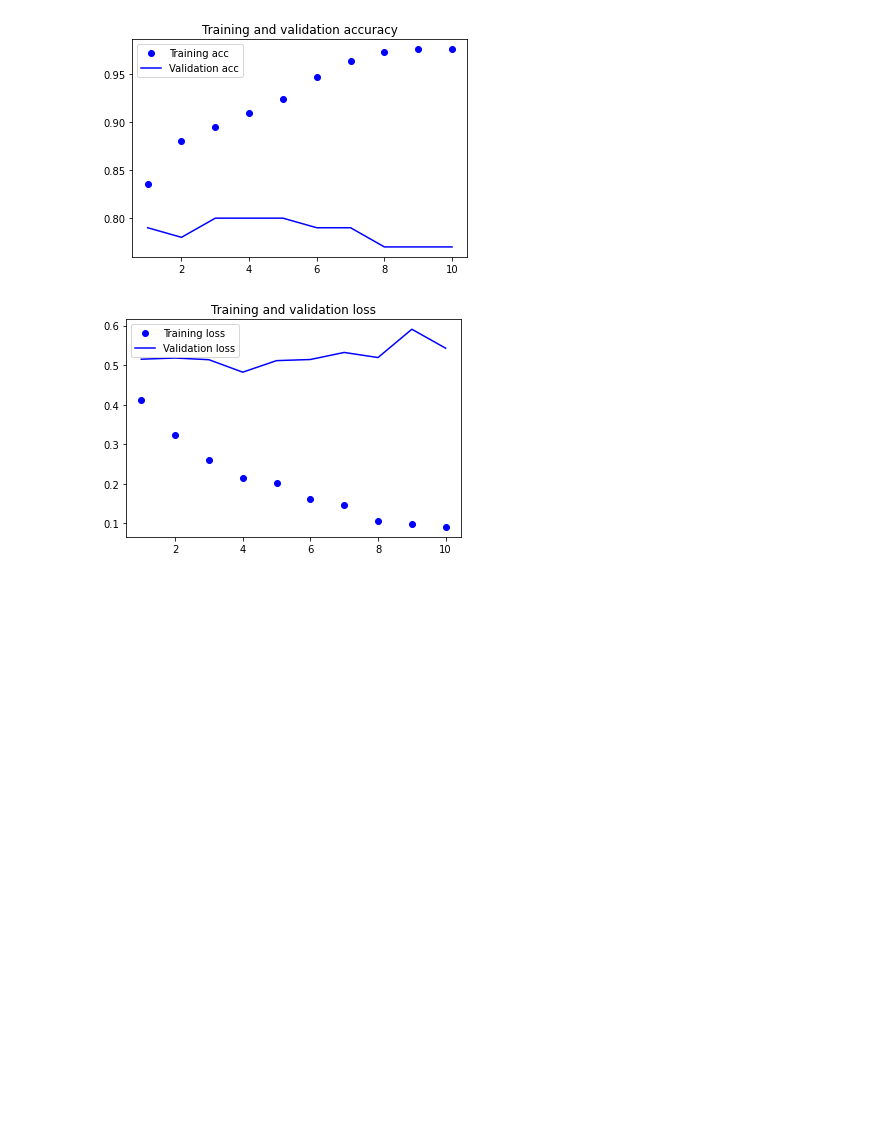
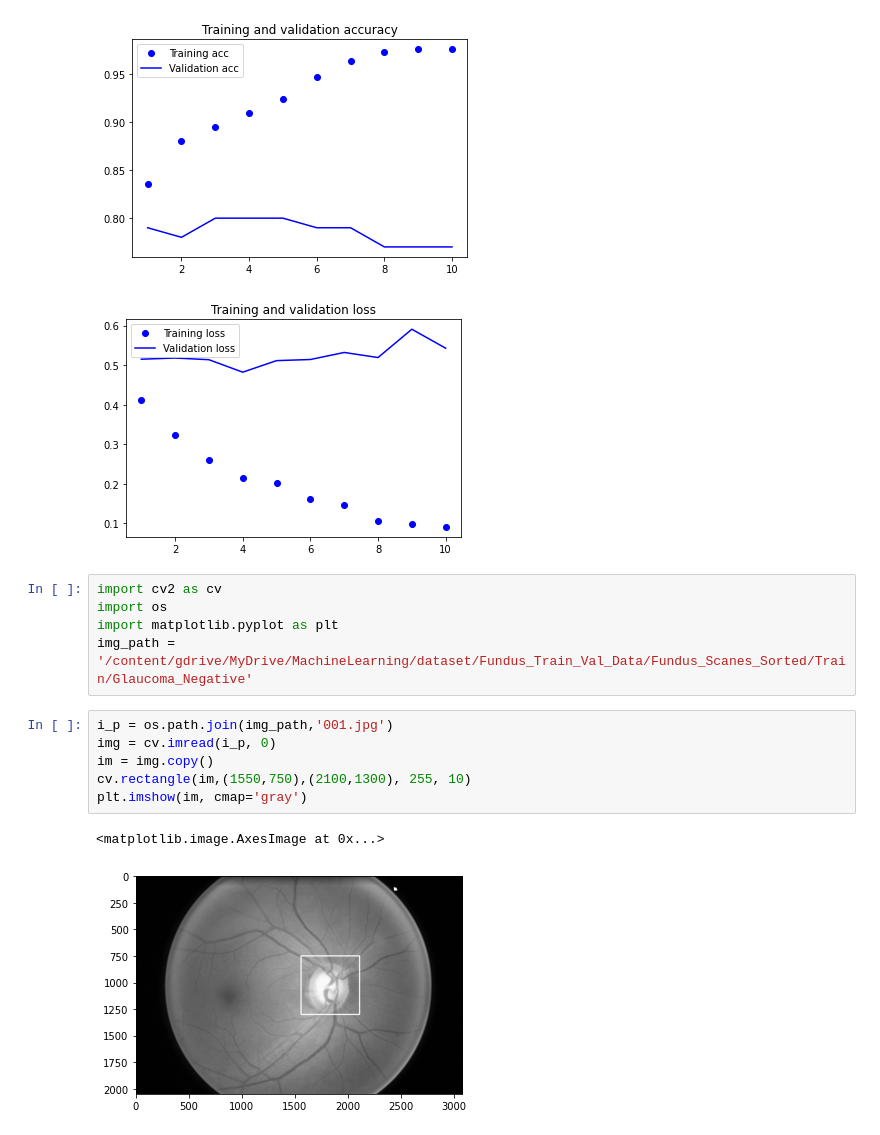
Before and after one commit to WojciechMojsiejuk/GlaucomaDetection, a Jupyter notebook: glaucoma_recognition.ipynb, the cells around one changed output. Cells and saved outputs as stored; diff of their text form; blank space fills up the shorter version.

```diff
--- a/glaucoma_recognition.ipynb
+++ b/glaucoma_recognition.ipynb
@@ -270,3 +268,17 @@ plt.show()
 # %% [output]
 [figure]
 [figure]
+# %%
+import cv2 as cv
+import os
+import matplotlib.pyplot as plt
+img_path = '/content/gdrive/MyDrive/MachineLearning/dataset/Fundus_Train_Val_Data/Fundus_Scanes_Sorted/Train/Glaucoma_Negative'
+# %%
+i_p = os.path.join(img_path,'001.jpg')
+img = cv.imread(i_p, 0)
+im = img.copy()
+cv.rectangle(im,(1550,750),(2100,1300), 255, 10)
+plt.imshow(im, cmap='gray')
+# %% [output]
+<matplotlib.image.AxesImage at 0x...>
+[figure, added]
```
Also changed, not shown: parts of 7 cells of this notebook.
